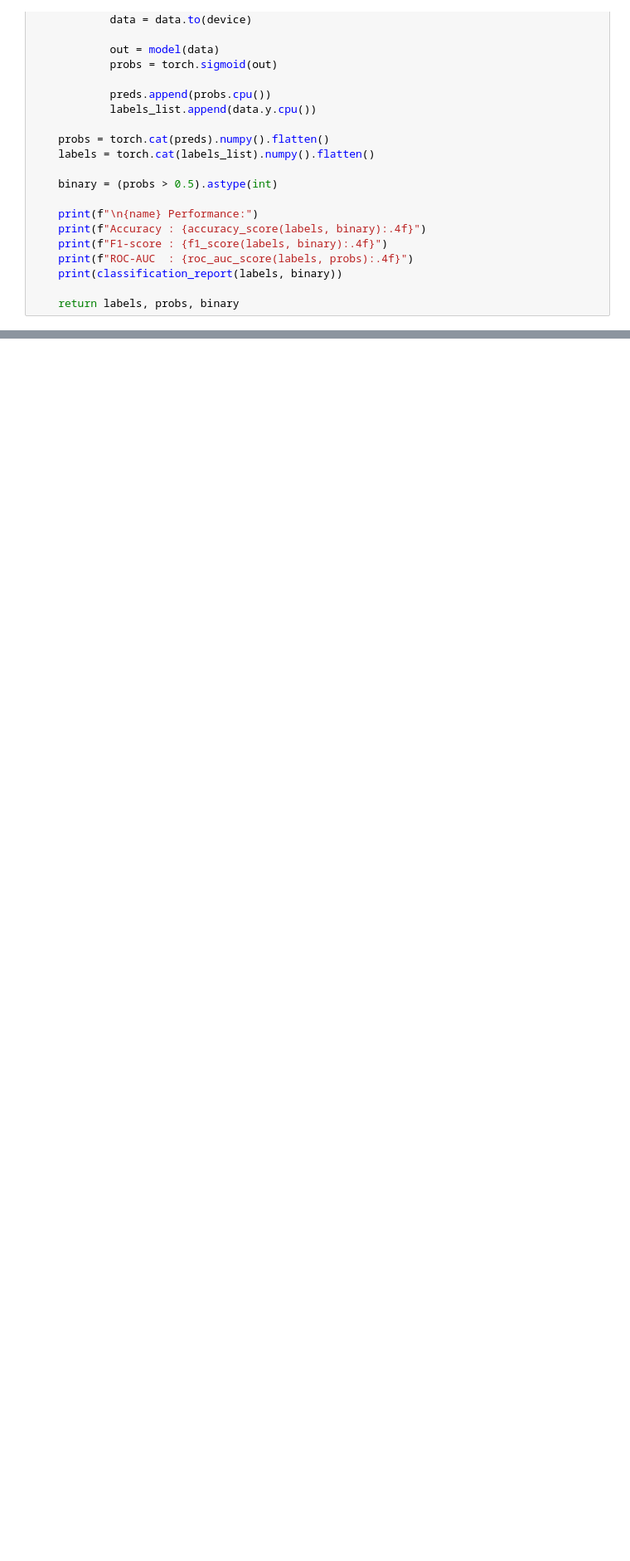
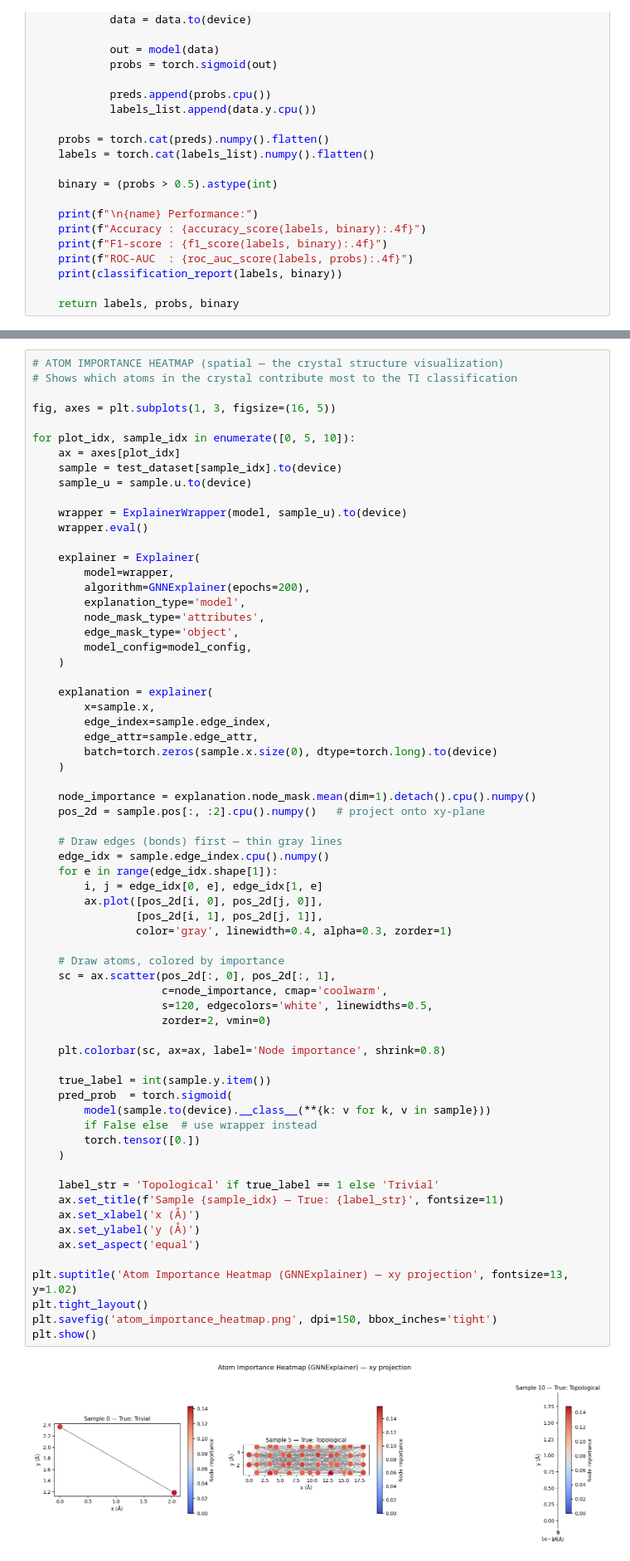
Before and after one commit to RayCharles8/ML-Project, a Jupyter notebook: CGNN.ipynb, the cells around one changed output, grey strips where cells are left out. Shown at 83% size. Saved outputs shown, nothing was run; the diff lists cells and outputs as text; blank space fills up the shorter version.

```diff
--- a/CGNN.ipynb
+++ b/CGNN.ipynb
@@ -711,0 +894,68 @@ plt.show()
+# %%
+# ATOM IMPORTANCE HEATMAP (spatial — the crystal structure visualization)
+# Shows which atoms in the crystal contribute most to the TI classification
+
+fig, axes = plt.subplots(1, 3, figsize=(16, 5))
+
+for plot_idx, sample_idx in enumerate([0, 5, 10]):
+    ax = axes[plot_idx]
+    sample = test_dataset[sample_idx].to(device)
+    sample_u = sample.u.to(device)
+
+    wrapper = ExplainerWrapper(model, sample_u).to(device)
+    wrapper.eval()
+
+    explainer = Explainer(
+        model=wrapper,
+        algorithm=GNNExplainer(epochs=200),
+        explanation_type='model',
+        node_mask_type='attributes',
+        edge_mask_type='object',
+        model_config=model_config,
+    )
+
+    explanation = explainer(
+        x=sample.x,
+        edge_index=sample.edge_index,
+        edge_attr=sample.edge_attr,
+        batch=torch.zeros(sample.x.size(0), dtype=torch.long).to(device)
+    )
+
+    node_importance = explanation.node_mask.mean(dim=1).detach().cpu().numpy()
+    pos_2d = sample.pos[:, :2].cpu().numpy()   # project onto xy-plane
+
+    # Draw edges (bonds) first — thin gray lines
+    edge_idx = sample.edge_index.cpu().numpy()
+    for e in range(edge_idx.shape[1]):
+        i, j = edge_idx[0, e], edge_idx[1, e]
+        ax.plot([pos_2d[i, 0], pos_2d[j, 0]],
+                [pos_2d[i, 1], pos_2d[j, 1]],
+                color='gray', linewidth=0.4, alpha=0.3, zorder=1)
+
+    # Draw atoms, colored by importance
+    sc = ax.scatter(pos_2d[:, 0], pos_2d[:, 1],
+                    c=node_importance, cmap='coolwarm',
+                    s=120, edgecolors='white', linewidths=0.5,
+                    zorder=2, vmin=0)
+
+    plt.colorbar(sc, ax=ax, label='Node importance', shrink=0.8)
+
+    true_label = int(sample.y.item())
+    pred_prob  = torch.sigmoid(
+        model(sample.to(device).__class__(**{k: v for k, v in sample}))
+        if False else  # use wrapper instead
+        torch.tensor([0.])
+    )
+
+    label_str = 'Topological' if true_label == 1 else 'Trivial'
+    ax.set_title(f'Sample {sample_idx} — True: {label_str}', fontsize=11)
+    ax.set_xlabel('x (Å)')
+    ax.set_ylabel('y (Å)')
+    ax.set_aspect('equal')
+
+plt.suptitle('Atom Importance Heatmap (GNNExplainer) — xy projection', fontsize=13, y=1.02)
+plt.tight_layout()
+plt.savefig('atom_importance_heatmap.png', dpi=150, bbox_inches='tight')
+plt.show()
+# %% [output]
+[figure, added]
```
Also changed, not shown: parts of 34 cells of this notebook.
